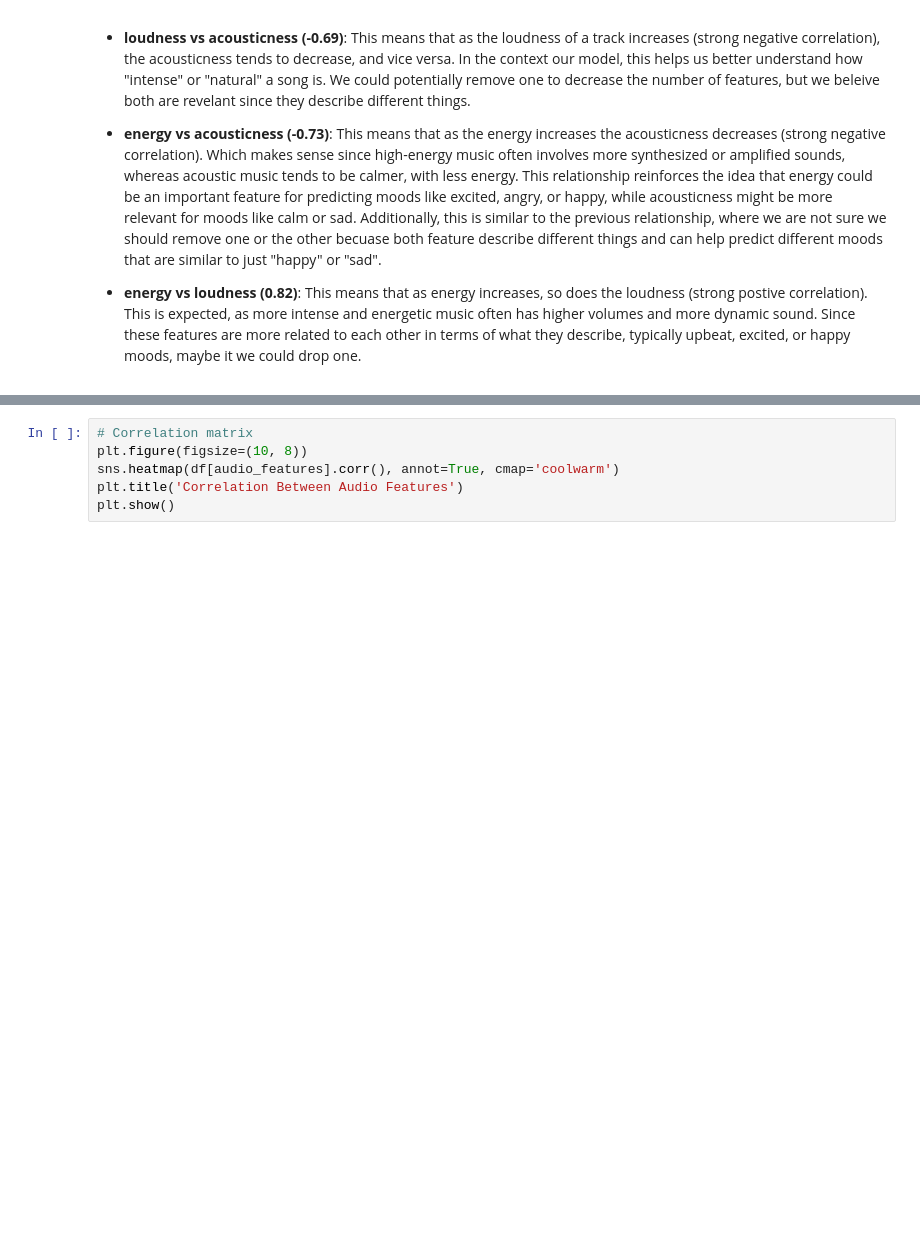
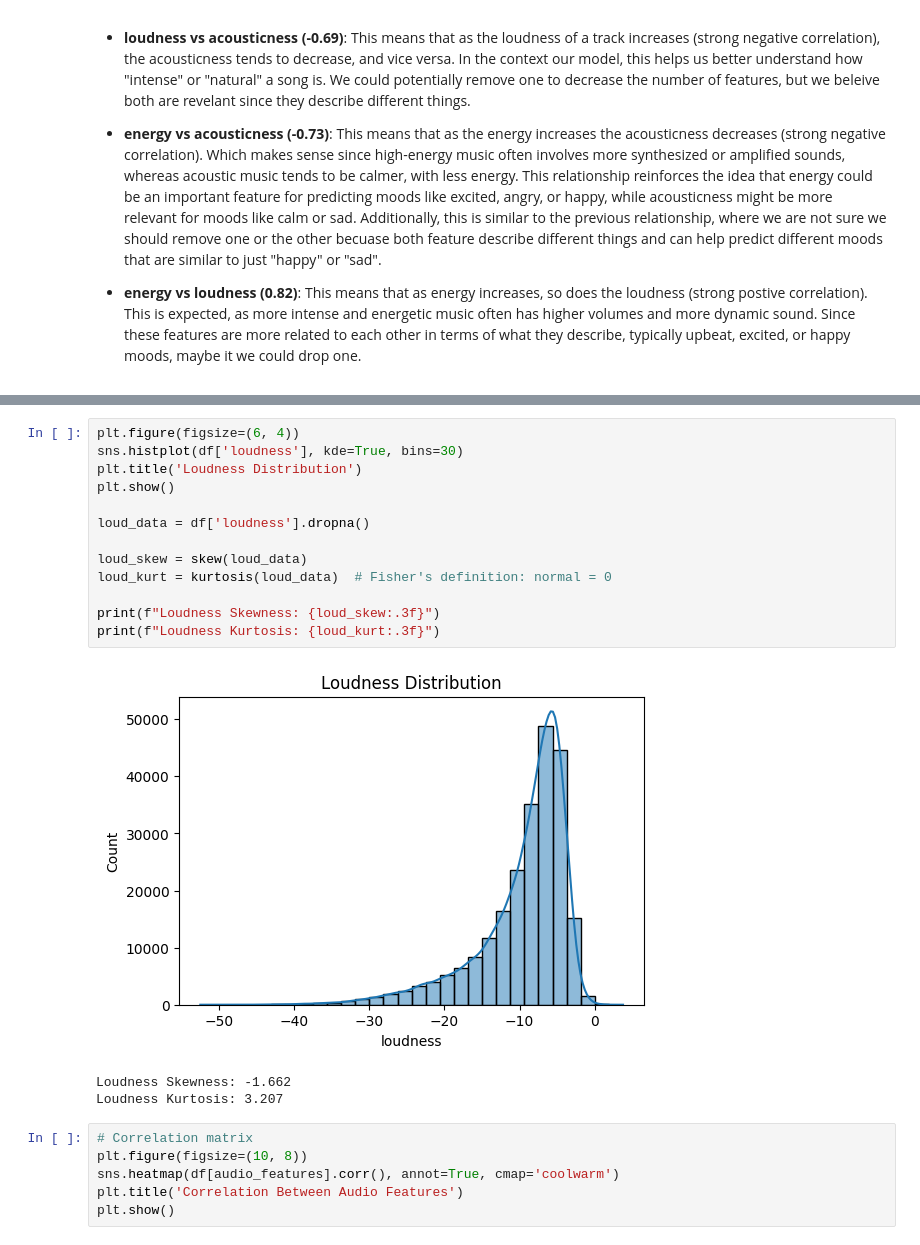
Before and after one commit to cayetana-h/Moodify, a Jupyter notebook: project.ipynb, the cells around one changed output, grey strips where cells are left out. Drawn from its saved outputs; the diff is of its cells as text; blank space fills up the shorter version.

Commit message:
Added intrumentalness, tempo, and loudness

```diff
--- a/project.ipynb
+++ b/project.ipynb
@@ -308,3 +349,20 @@ Now, to further analyze the relationship between the features, we have decided t
+# %%
+plt.figure(figsize=(6, 4))
+sns.histplot(df['loudness'], kde=True, bins=30)
+plt.title('Loudness Distribution')
+plt.show()
+
+loud_data = df['loudness'].dropna()
+
+loud_skew = skew(loud_data)
+loud_kurt = kurtosis(loud_data)  # Fisher's definition: normal = 0
+
+print(f"Loudness Skewness: {loud_skew:.3f}")
+print(f"Loudness Kurtosis: {loud_kurt:.3f}")
+# %% [output]
+[figure, added]
+Loudness Skewness: -1.662
+Loudness Kurtosis: 3.207
 # %%
 # Correlation matrix
 plt.figure(figsize=(10, 8))
```
Also changed, not shown: parts of 4 cells of this notebook.
